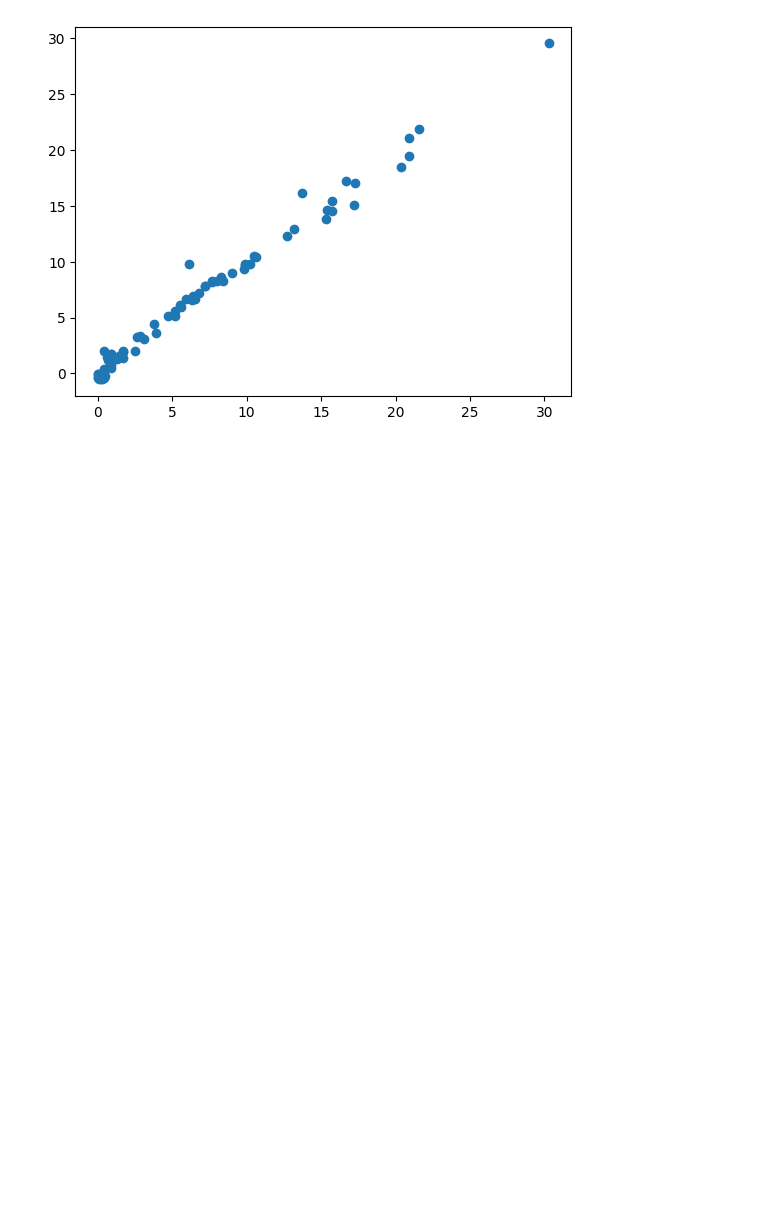
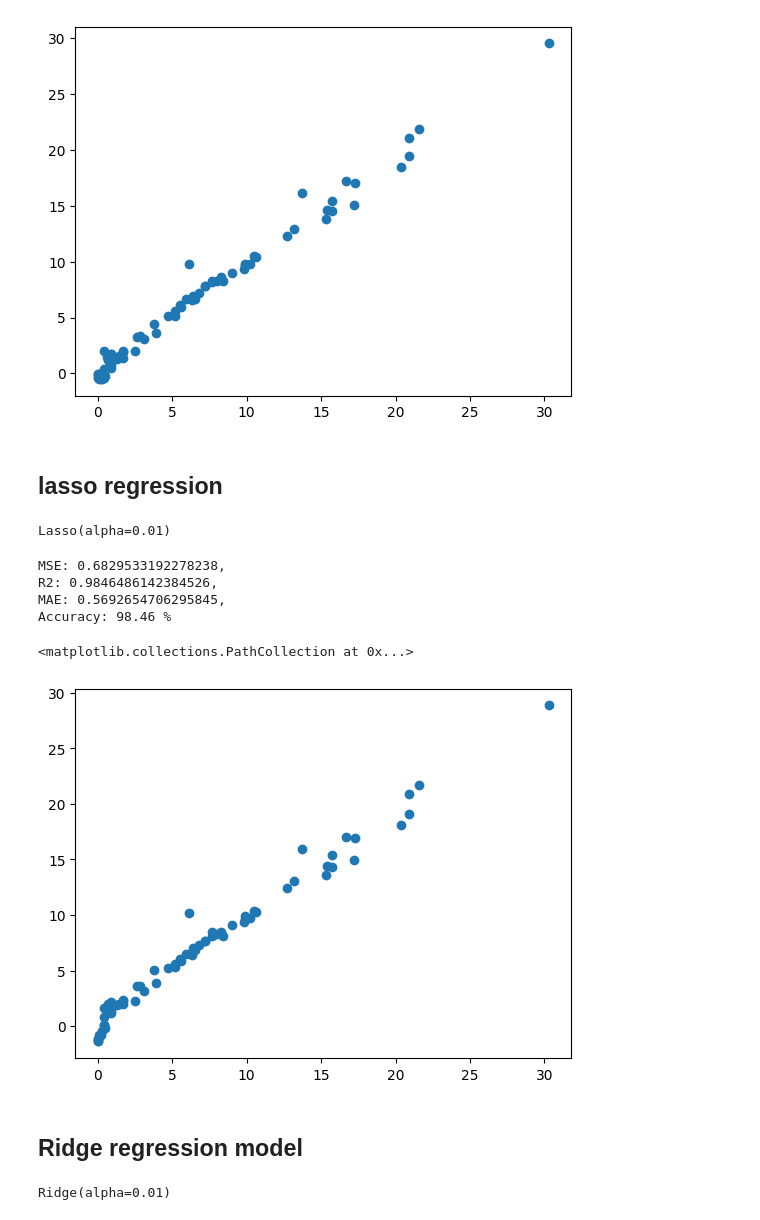
Before and after one commit to Ashok-Prajapati2/Machine-Learning, a Jupyter notebook: Projects/Forest-Fire-Prediction/model.ipynb, the cells around one changed output. Cells and saved outputs as stored; diff of their text form; code cells hidden in the pictures; blank space fills up the shorter version.

```diff
--- a/Projects/Forest-Fire-Prediction/model.ipynb
+++ b/Projects/Forest-Fire-Prediction/model.ipynb
@@ -195,0 +194,31 @@ plt.scatter(y_test,y_pred)
+# %% [markdown]
+
+## lasso  regression
+# %%
+from sklearn.linear_model import Lasso
+from sklearn.metrics import mean_squared_error, r2_score, mean_absolute_error
+lasso = Lasso(alpha=0.01)
+# %%
+lasso.fit(X_train,y_train)
+# %% [output]
+Lasso(alpha=0.01)
+# %%
+y_pred = lasso.predict(X_test)
+# %%
+mea = mean_squared_error(y_test,y_pred)
+r2 = r2_score(y_test,y_pred)
+mae = mean_absolute_error(y_test,y_pred)
+accuracy = lasso.score(X_test,y_test)
+print(f'MSE: {mse},\nR2: {r2},\nMAE: {mae},\nAccuracy: {accuracy*100:.2f} %')
+# %% [output]
+MSE: 0.6829533192278238,
+R2: 0.9846486142384526,
+MAE: 0.5692654706295845,
+Accuracy: 98.46 %
+# %%
+plt.scatter(y_test,y_pred)
+# %% [output]
+<matplotlib.collections.PathCollection at 0x...>
+[figure, added]
+# %% [markdown]
+## Ridge regression model
@@ -195,0 +229,4 @@ plt.scatter(y_test,y_pred)
+# %%
+ridge.fit(X_train,y_train)
+# %% [output]
+Ridge(alpha=0.01)
```
Also changed, not shown: parts of 11 cells of this notebook.
